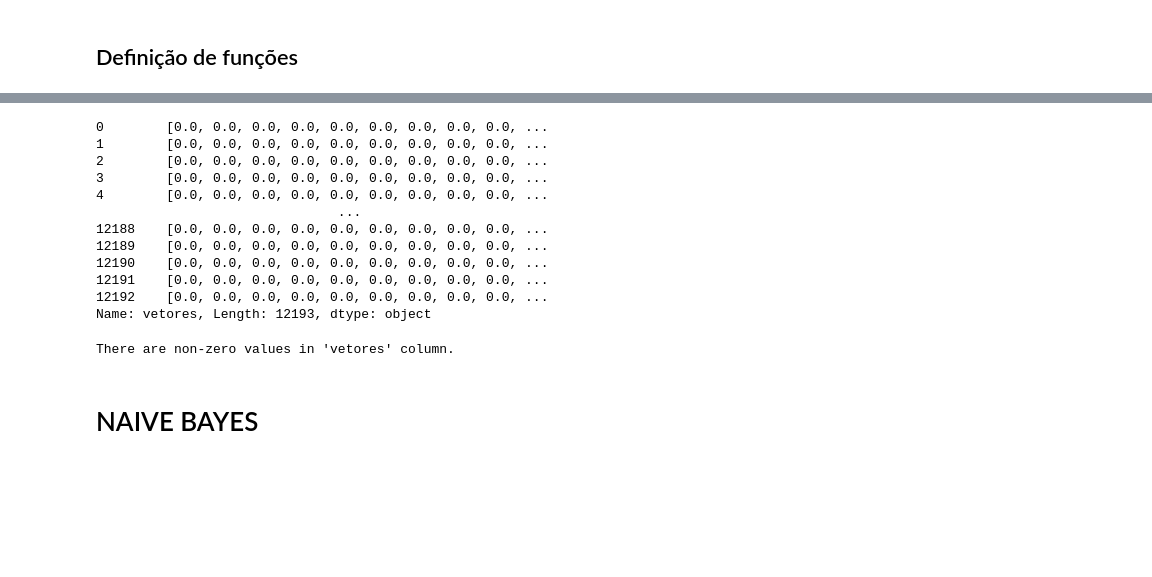
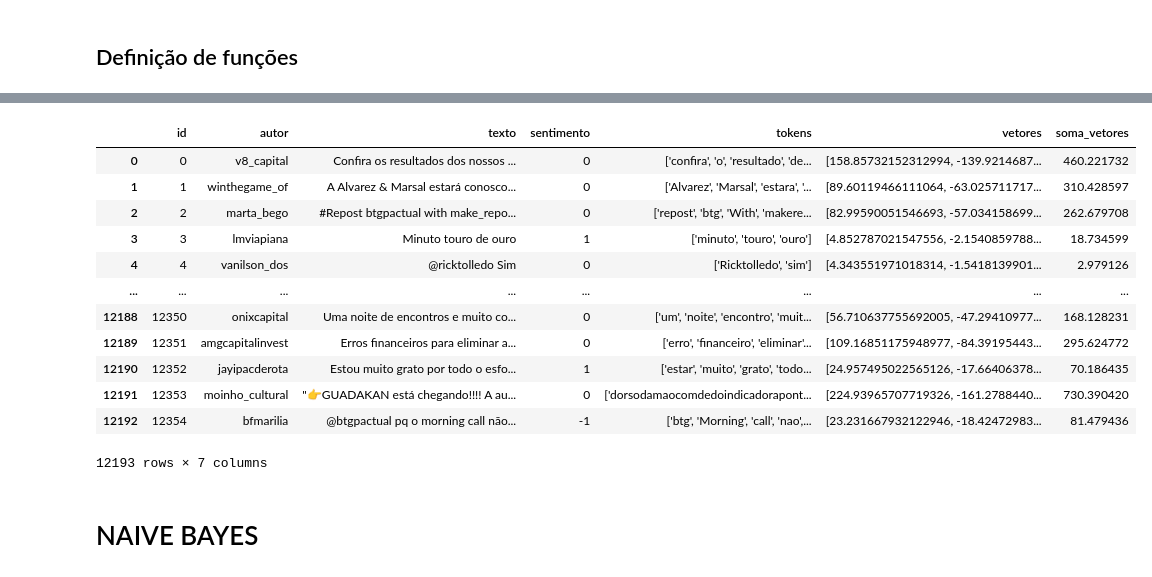
Before and after one commit to 2023M6T4-Inteli/Projeto2, a Jupyter notebook: src/fasttexFinalLucas (2).ipynb, the cells around one changed output, grey strips where cells are left out. Saved outputs shown, nothing was run; the diff lists cells and outputs as text; code cells hidden in the pictures; blank space fills up the shorter version.

```diff
--- a/src/fasttexFinalLucas (1).ipynb
+++ b/src/fasttexFinalLucas (2).ipynb
@@ -77,3 +77,13 @@ def vetorizar_token(token):
     if token in model: # verifica se a palavra está no word2vec treinado
         vetor = model[token] # adiciona o valor do vetor
     return vetor
+
+# Função para vetorizar uma frase
+def vetorizar_frase(frase):
+    vetores_tokens = [vetorizar_token(token) for token in frase] # verifica cada token da lista
+    return np.sum(vetores_tokens, axis=0) # retorna a soma dos vetores
+
+# Aplicar a função 'vetorizar_frase' a todas as frases
+# df_2['vetores'] = df_2['tokens_lema'].apply(vetorizar_frase)
+df_2['vetores'] = df_2['tokens'].apply(vetorizar_frase)
+df_2
@@ -82,3 +103,0 @@ def vetorizar_token(token):
-# %%
-df_2['vetores'] = df_2['tokens'].apply(vetorizar_token)
-df_2
@@ -99,35 +104,21 @@ df_2
-# %%
-df_2['vetores']
-# %% [output]
-0        [0.0, 0.0, 0.0, 0.0, 0.0, 0.0, 0.0, 0.0, 0.0, ...
-1        [0.0, 0.0, 0.0, 0.0, 0.0, 0.0, 0.0, 0.0, 0.0, ...
-2        [0.0, 0.0, 0.0, 0.0, 0.0, 0.0, 0.0, 0.0, 0.0, ...
-3        [0.0, 0.0, 0.0, 0.0, 0.0, 0.0, 0.0, 0.0, 0.0, ...
-4        [0.0, 0.0, 0.0, 0.0, 0.0, 0.0, 0.0, 0.0, 0.0, ...
-                               ...
-12188    [0.0, 0.0, 0.0, 0.0, 0.0, 0.0, 0.0, 0.0, 0.0, ...
-12189    [0.0, 0.0, 0.0, 0.0, 0.0, 0.0, 0.0, 0.0, 0.0, ...
-12190    [0.0, 0.0, 0.0, 0.0, 0.0, 0.0, 0.0, 0.0, 0.0, ...
-12191    [0.0, 0.0, 0.0, 0.0, 0.0, 0.0, 0.0, 0.0, 0.0, ...
-12192    [0.0, 0.0, 0.0, 0.0, 0.0, 0.0, 0.0, 0.0, 0.0, ...
-Name: vetores, Length: 12193, dtype: object
-# %%
-import numpy as np
-
-# Assuming 'df_2' is your DataFrame with the 'vetores' column
-
-# Convert the 'vetores' column to a NumPy array
-vetores_array = np.array(df_2['vetores'].values.tolist())
-
-# Check if all values in the 'vetores' column are zeros
-all_zeros = np.all(vetores_array == np.zeros(model.vector_size))
-
-if all_zeros:
-    print("All values in 'vetores' column are zeros.")
-else:
-    print("There are non-zero values in 'vetores' column.")
-# %% [output]
-There are non-zero values in 'vetores' column.
+# %%
+# Acrescenta uma coluna no dataset com a soma dos vetores
+df_2['soma_vetores'] = df_2['vetores'].apply(lambda x: np.sum(x, axis=0))
+df_2
+# %% [output]
+|  | id | autor | texto | sentimento | tokens | vetores | soma_vetores |
+| 0 | 0 | v8_capital | Confira os resultados dos nossos ... | 0 | ['confira', 'o', 'resultado', 'de... | [158.85732152312994, -139.9214687... | 460.221732 |
+| 1 | 1 | winthegame_of | A Alvarez & Marsal estará conosco... | 0 | ['Alvarez', 'Marsal', 'estara', '... | [89.60119466111064, -63.025711717... | 310.428597 |
+| 2 | 2 | marta_bego | #Repost btgpactual with make_repo... | 0 | ['repost', 'btg', 'With', 'makere... | [82.99590051546693, -57.034158699... | 262.679708 |
+| 3 | 3 | lmviapiana | Minuto touro de ouro | 1 | ['minuto', 'touro', 'ouro'] | [4.852787021547556, -2.1540859788... | 18.734599 |
+| 4 | 4 | vanilson_dos | @ricktolledo Sim | 0 | ['Ricktolledo', 'sim'] | [4.343551971018314, -1.5418139901... | 2.979126 |
+| ... | ... | ... | ... | ... | ... | ... | ... |
+| 12188 | 12350 | onixcapital | Uma noite de encontros e muito co... | 0 | ['um', 'noite', 'encontro', 'muit... | [56.710637755692005, -47.29410977... | 168.128231 |
+| 12189 | 12351 | amgcapitalinvest | Erros financeiros para eliminar a... | 0 | ['erro', 'financeiro', 'eliminar'... | [109.16851175948977, -84.39195443... | 295.624772 |
+| 12190 | 12352 | jayipacderota | Estou muito grato por todo o esfo... | 1 | ['estar', 'muito', 'grato', 'todo... | [24.957495022565126, -17.66406378... | 70.186435 |
+| 12191 | 12353 | moinho_cultural | "👉GUADAKAN está chegando!!!! A au... | 0 | ['dorsodamaocomdedoindicadorapont... | [224.93965707719326, -161.2788440... | 730.390420 |
+| 12192 | 12354 | bfmarilia | @btgpactual pq o morning call não... | -1 | ['btg', 'Morning', 'call', 'nao',... | [23.231667932122946, -18.42472983... | 81.479436 |
+12193 rows × 7 columns
 # %% [markdown]
 # NAIVE BAYES
 # %%
```
Also changed, not shown: parts of 6 cells of this notebook.
